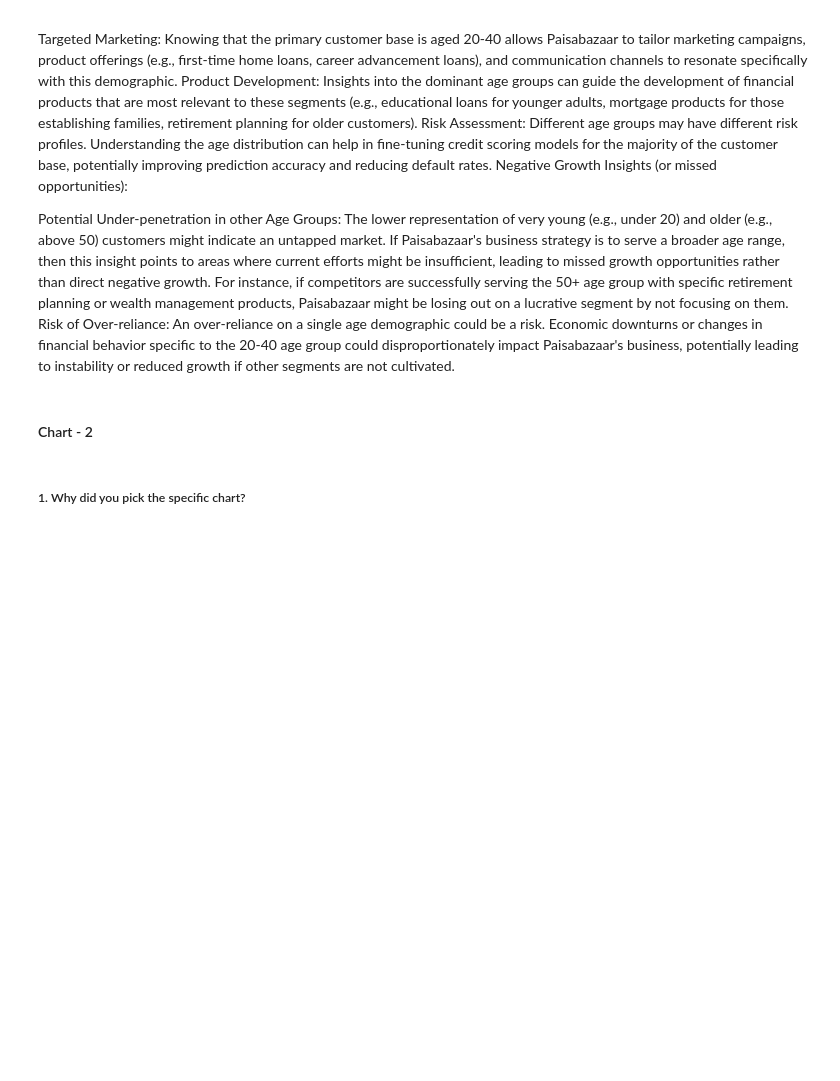
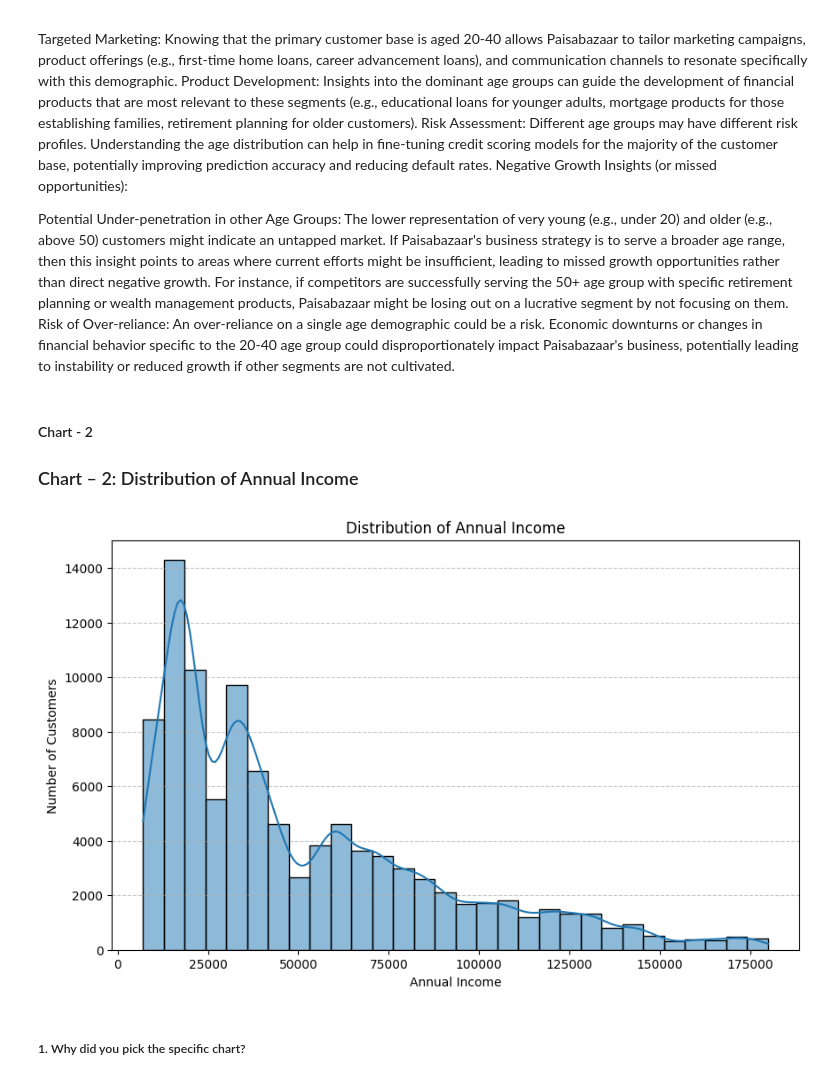
Before and after one commit to Kamalhsn/paisabazaar-banking-fraud-analysis, a Jupyter notebook: Paisabazaar_Banking_Fraud_EDA.ipynb, the cells around one changed output. Cells and saved outputs as stored; diff of their text form; code cells hidden in the pictures; blank space fills up the shorter version.

```diff
--- a/Paisabazaar_Banking_Fraud_EDA.ipynb
+++ b/Paisabazaar_Banking_Fraud_EDA.ipynb
@@ -500,17 +504,19 @@ Potential Under-penetration in other Age Groups: The lower representation of ver
 Risk of Over-reliance: An over-reliance on a single age demographic could be a risk. Economic downturns or changes in financial behavior specific to the 20-40 age group could disproportionately impact Paisabazaar's business, potentially leading to instability or reduced growth if other segments are not cultivated.
 # %% [markdown]
 #### Chart - 2
+
+### Chart – 2: Distribution of Annual Income
 # %%
 # Chart - 2 visualization code
-plt.figure(figsize=(12, 7))
-sns.barplot(x='Occupation', y='Annual_Income', data=df.groupby('Occupation')['Annual_Income'].mean().reset_index().sort_values(by='Annual_Income', ascending=False), palette='viridis', hue='Occupation', legend=False)
-plt.title('Average Annual Income by Occupation')
-plt.xlabel('Occupation')
-plt.ylabel('Average Annual Income')
-plt.xticks(rotation=45, ha='right')
+plt.figure(figsize=(10, 6))
+sns.histplot(df_wrangle['Annual_Income'], bins=30, kde=True)
+plt.title('Distribution of Annual Income')
+plt.xlabel('Annual Income')
+plt.ylabel('Number of Customers')
 plt.grid(axis='y', linestyle='--', alpha=0.7)
-plt.tight_layout()
 plt.show()
+# %% [output]
+[figure, added]
 # %% [markdown]
 ##### 1. Why did you pick the specific chart?
 # %% [markdown]
```
Also changed, not shown: parts of 35 cells of this notebook.
